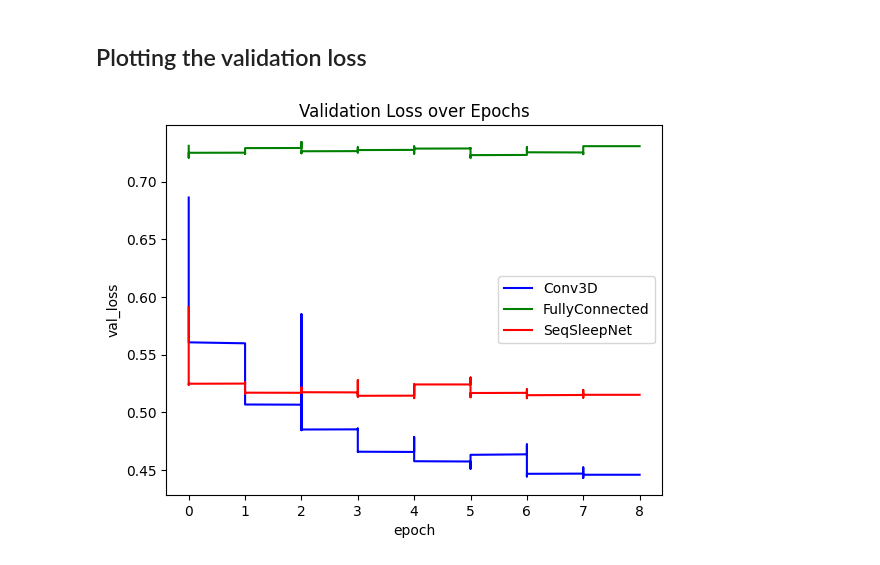
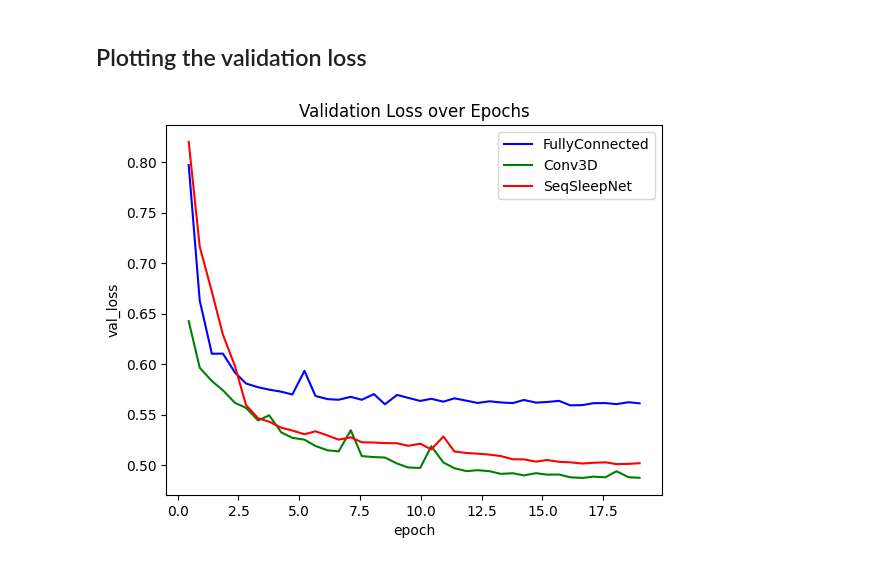
Before and after one commit to MatteoManni99/physioex, a Jupyter notebook: examples/autoencoder_experiments.ipynb, the cells around one changed output. Drawn from its saved outputs; the diff is of its cells as text; code cells hidden in the pictures.

```diff
--- a/examples/autoencoder_experiments.ipynb
+++ b/examples/autoencoder_experiments.ipynb
@@ -544,37 +545,38 @@ plt.show()
 import pandas as pd
 import matplotlib.pyplot as plt
 
-def plot_val_loss_from_csv(files, label):
+def plot_from_csv(files, label, metric='val_loss'):
     colors = ['b', 'g', 'r']  # Define colors for the plots
     for i, file in enumerate(files):
         # Read the CSV file
         df = pd.read_csv(file)
-
+        df = df.dropna(subset=[metric])
         # Extract 'Epoch' and 'Val_loss' columns
-        epochs = df['epoch']
-        val_loss = df['val_loss']
+        epochs = df['step']/(df['step'].max()/df['epoch'].max())
+        val_loss = df[metric]
 
         # Handle missing values by interpolating
-        val_loss = val_loss.interpolate()
+        #val_loss = val_loss.interpolate()
 
         # Plot the values
         plt.plot(epochs, val_loss, color=colors[i], label=label[i])
 
     # Add labels and title
     plt.xlabel('epoch')
-    plt.ylabel('val_loss')
+    plt.ylabel(metric)
     plt.title('Validation Loss over Epochs')
     plt.legend()
     #plt.grid(True)
     plt.show()
-
-# List of CSV files
-files = ['physioex/lightning_logs/ae_conv3d/seqlen=3/merged/EEG/version_1/metrics.csv',
-         'physioex/lightning_logs/ae_fullyconnected/seqlen=3/merged/EEG/version_1/metrics.csv',
-         'physioex/lightning_logs/ae_seqsleepnet/seqlen=3/merged/EEG/version_1/metrics.csv'
-         ]
-
-# Call the function to plot the data
-plot_val_loss_from_csv(files, ['Conv3D', 'FullyConnected', 'SeqSleepNet'])
-# %% [output]
-[figure, removed]
+# %%
+# List of CSV files
+files = [
+    'physioex/lightning_logs/ae_fullyconnected/seqlen=3/merged/EEG/version_3/metrics.csv',
+    'physioex/lightning_logs/ae_conv3d/seqlen=3/merged/EEG/version_2/metrics.csv',
+    'physioex/lightning_logs/ae_seqsleepnet/seqlen=3/merged/EEG/version_1/metrics.csv'
+]
+
+# Call the function to plot the data
+plot_from_csv(files, ['FullyConnected','Conv3D', 'SeqSleepNet'], 'val_loss')
+# %% [output]
+[figure, added]
```
Also changed, not shown: parts of 3 cells of this notebook, 5 other files.
